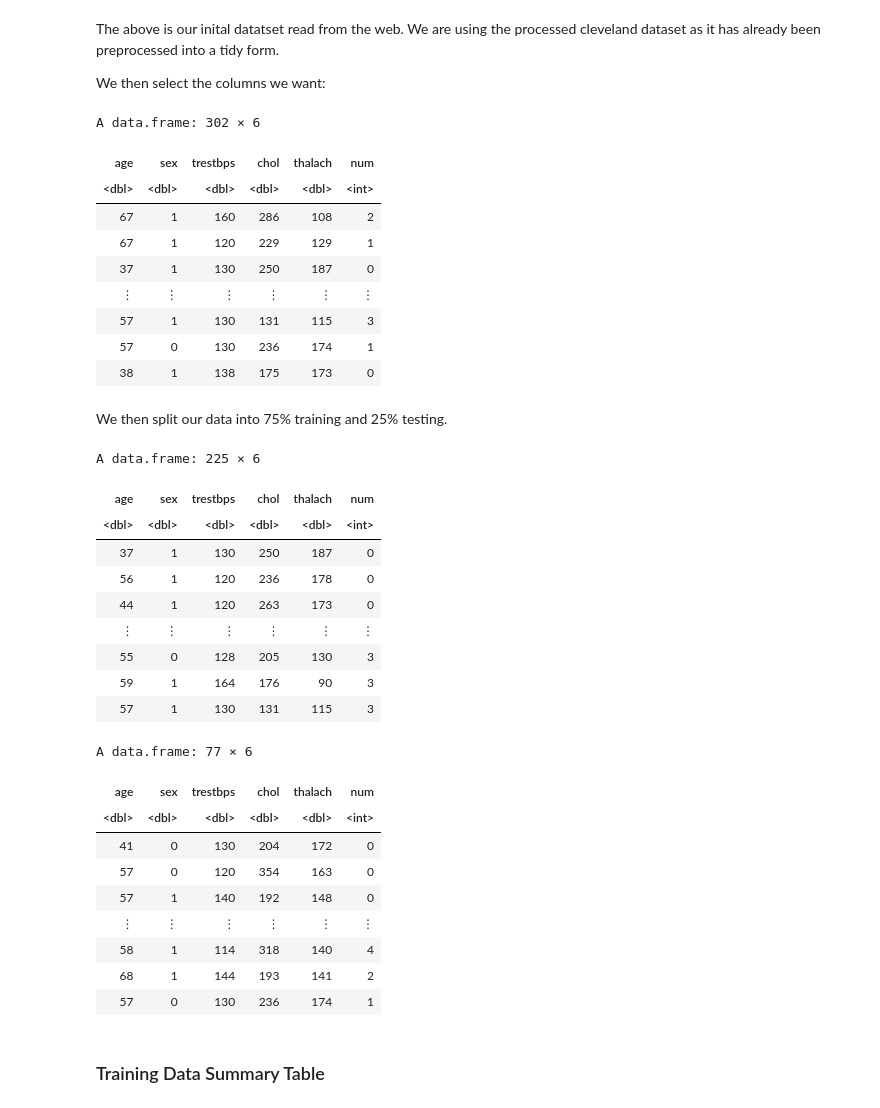
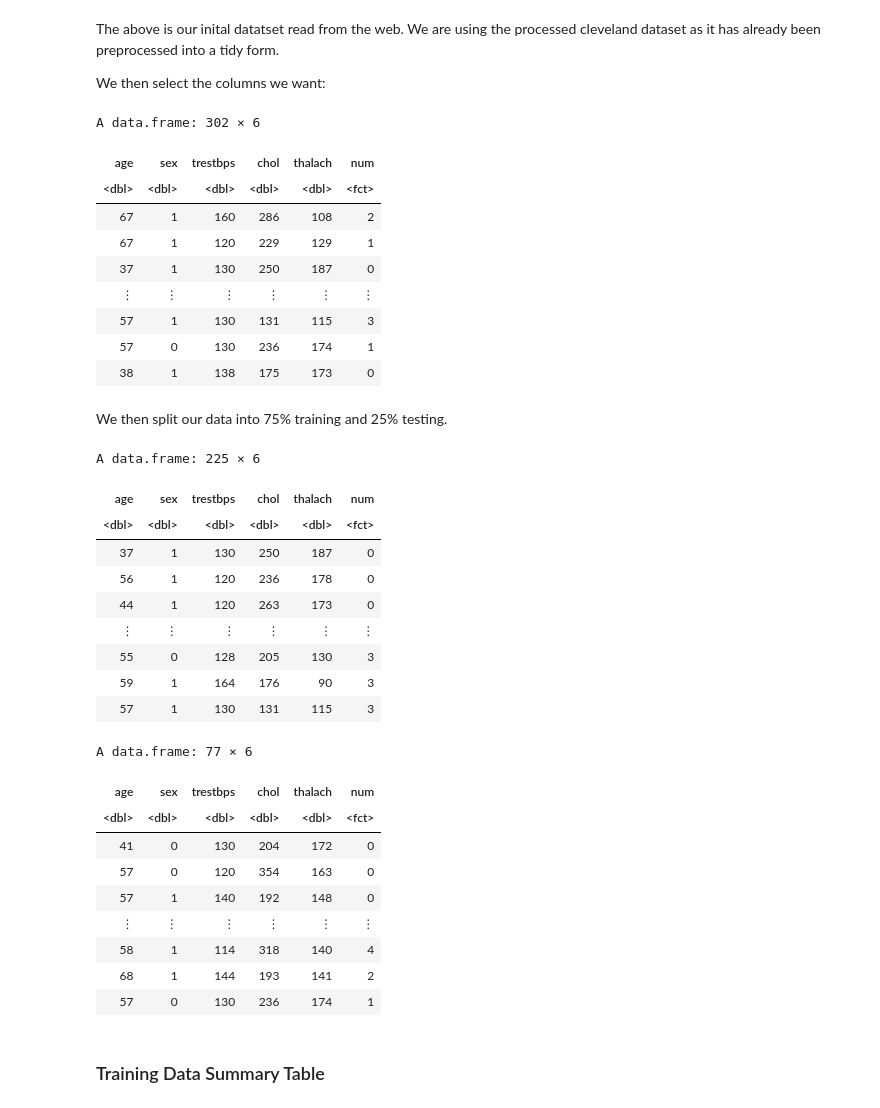
Before and after one commit to xiangxichen11/DSCI-100-project-group-29, a Jupyter notebook: group_proposal.ipynb, the cells around one changed output. Drawn from its saved outputs; the diff is of its cells as text; code cells hidden in the pictures.

```diff
--- a/group_proposal.ipynb
+++ b/group_proposal.ipynb
@@ -53,13 +53,15 @@ The above is our inital datatset read from the web. We are using the processed c
 We then select the columns we want:
 # %%
 cleve_data <- cleve_data |>
-                select(age, sex, trestbps, chol, thalach, num)
+                select(age, sex, trestbps, chol, thalach, num) |>
+                mutate(num = as_factor(num))
+
 
 cleve_data
 # %% [output]
 A data.frame: 302 × 6
 | age | sex | trestbps | chol | thalach | num |
-| <dbl> | <dbl> | <dbl> | <dbl> | <dbl> | <int> |
+| <dbl> | <dbl> | <dbl> | <dbl> | <dbl> | <fct> |
 | 67 | 1 | 160 | 286 | 108 | 2 |
 | 67 | 1 | 120 | 229 | 129 | 1 |
 | 37 | 1 | 130 | 250 | 187 | 0 |
@@ -81,7 +83,7 @@ cleve_test
 # %% [output]
 A data.frame: 225 × 6
 | age | sex | trestbps | chol | thalach | num |
-| <dbl> | <dbl> | <dbl> | <dbl> | <dbl> | <int> |
+| <dbl> | <dbl> | <dbl> | <dbl> | <dbl> | <fct> |
 | 37 | 1 | 130 | 250 | 187 | 0 |
 | 56 | 1 | 120 | 236 | 178 | 0 |
 | 44 | 1 | 120 | 263 | 173 | 0 |
@@ -91,7 +93,7 @@ A data.frame: 225 × 6
 | 57 | 1 | 130 | 131 | 115 | 3 |
 A data.frame: 77 × 6
 | age | sex | trestbps | chol | thalach | num |
-| <dbl> | <dbl> | <dbl> | <dbl> | <dbl> | <int> |
+| <dbl> | <dbl> | <dbl> | <dbl> | <dbl> | <fct> |
 | 41 | 0 | 130 | 204 | 172 | 0 |
 | 57 | 0 | 120 | 354 | 163 | 0 |
 | 57 | 1 | 140 | 192 | 148 | 0 |
```
Also changed, not shown: parts of 10 cells of this notebook.
